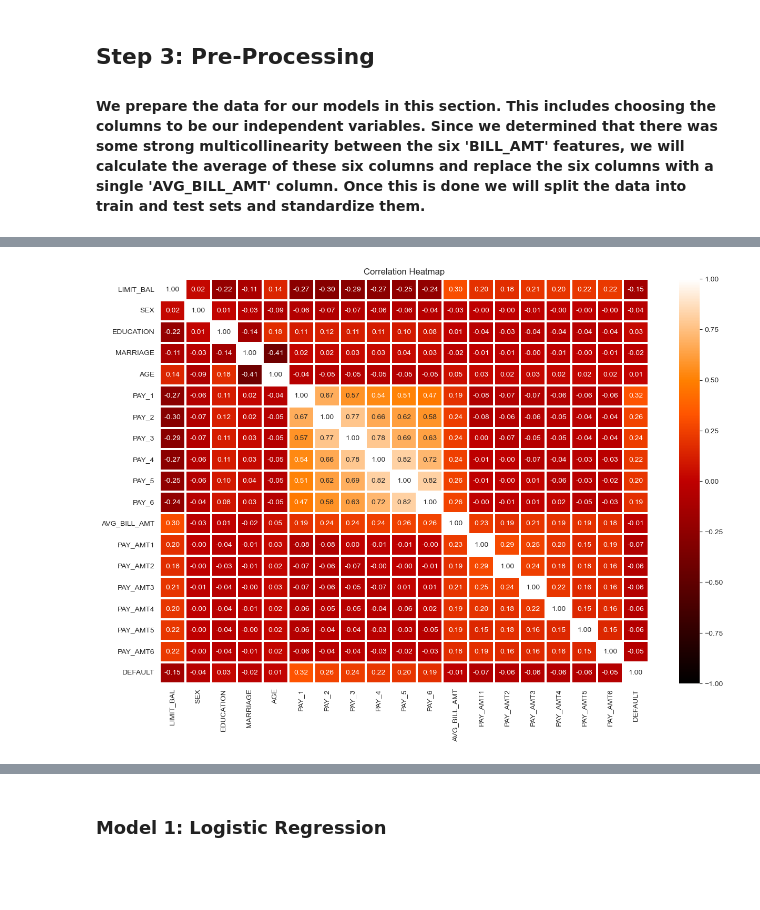
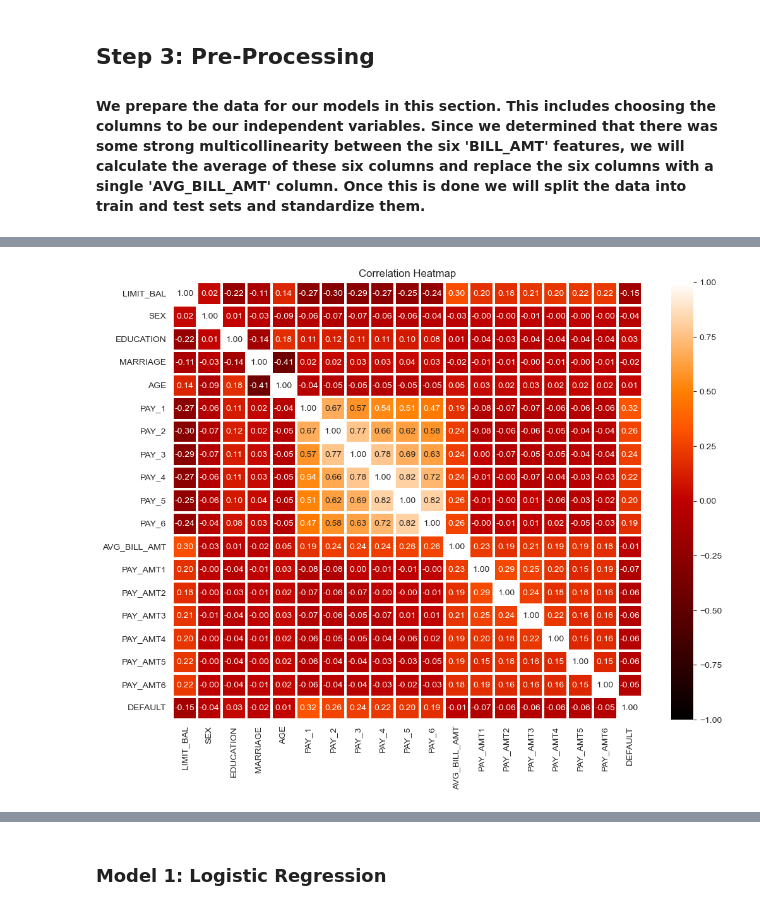
Before and after one commit to Graci98/Project-2, a Jupyter notebook: predicting_credit_default.ipynb, the cells around one changed output, grey strips where cells are left out. Drawn from its saved outputs; the diff is of its cells as text; code cells hidden in the pictures; blank space fills up the shorter version.

```diff
--- a/predicting_credit_default.ipynb
+++ b/predicting_credit_default.ipynb
@@ -242,9 +251,10 @@ sns.histplot(cc_info_df['AVG_BILL_AMT'], binwidth=5000);
 # %%
-# Correlation matrix using the updated DataFrame
-plt.figure(figsize=(15, 10))
+# Correlation matrix using the updated DataFrame.
+# We consolidated the 'BILL_AMT' columns, therefore we want to visualize the correlations again to compare the results.
+plt.figure(figsize=(12, 9))
 sns.heatmap(cc_info_df.corr(), annot=True, fmt='.2f', cmap='gist_heat', linewidths=1.7, vmin=-1, vmax=1)
 plt.title('Correlation Heatmap')
 plt.show()
 # %% [output]
-[figure, old version]
+[figure, new version]
 # %%
```
Also changed, not shown: parts of 27 cells of this notebook.
